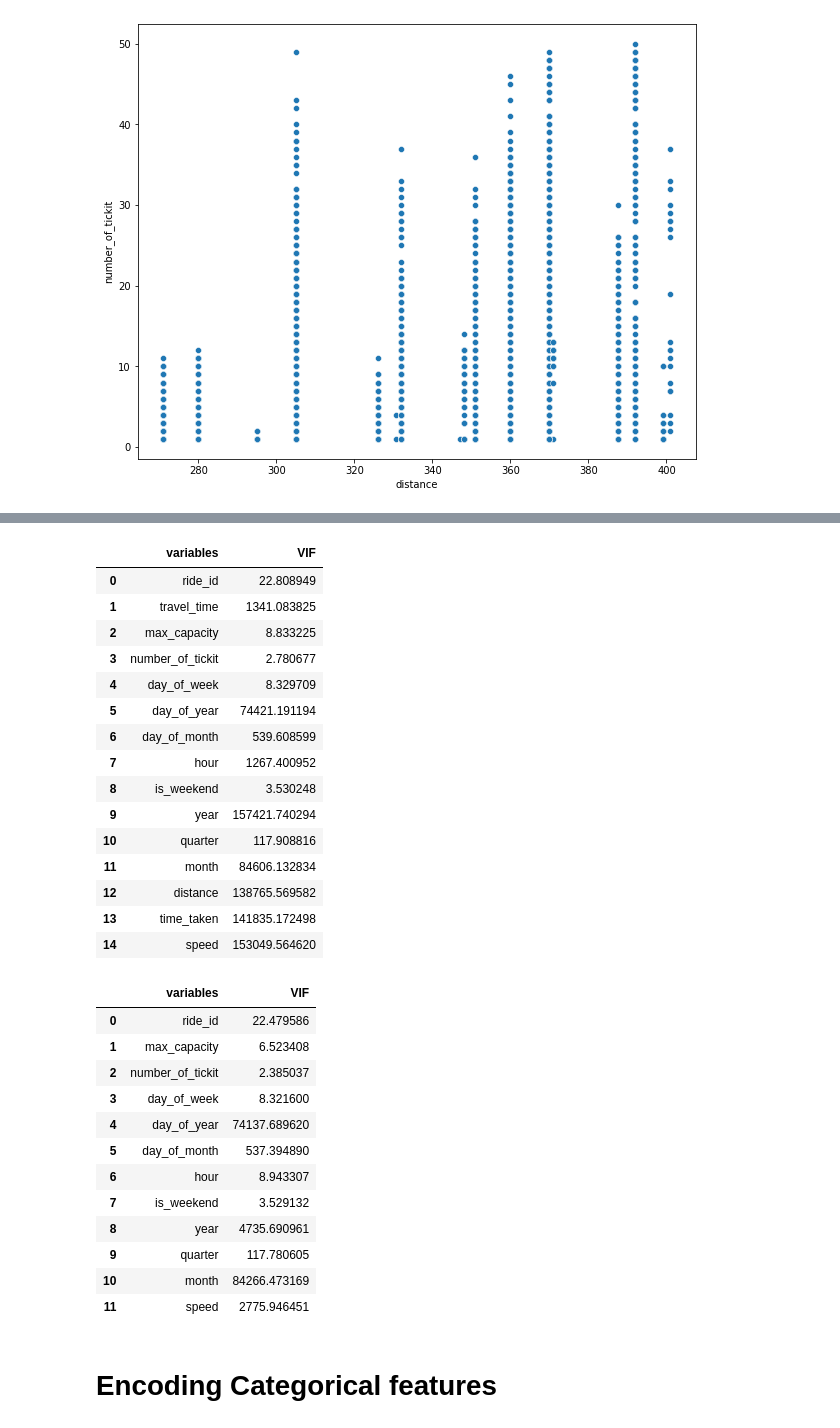
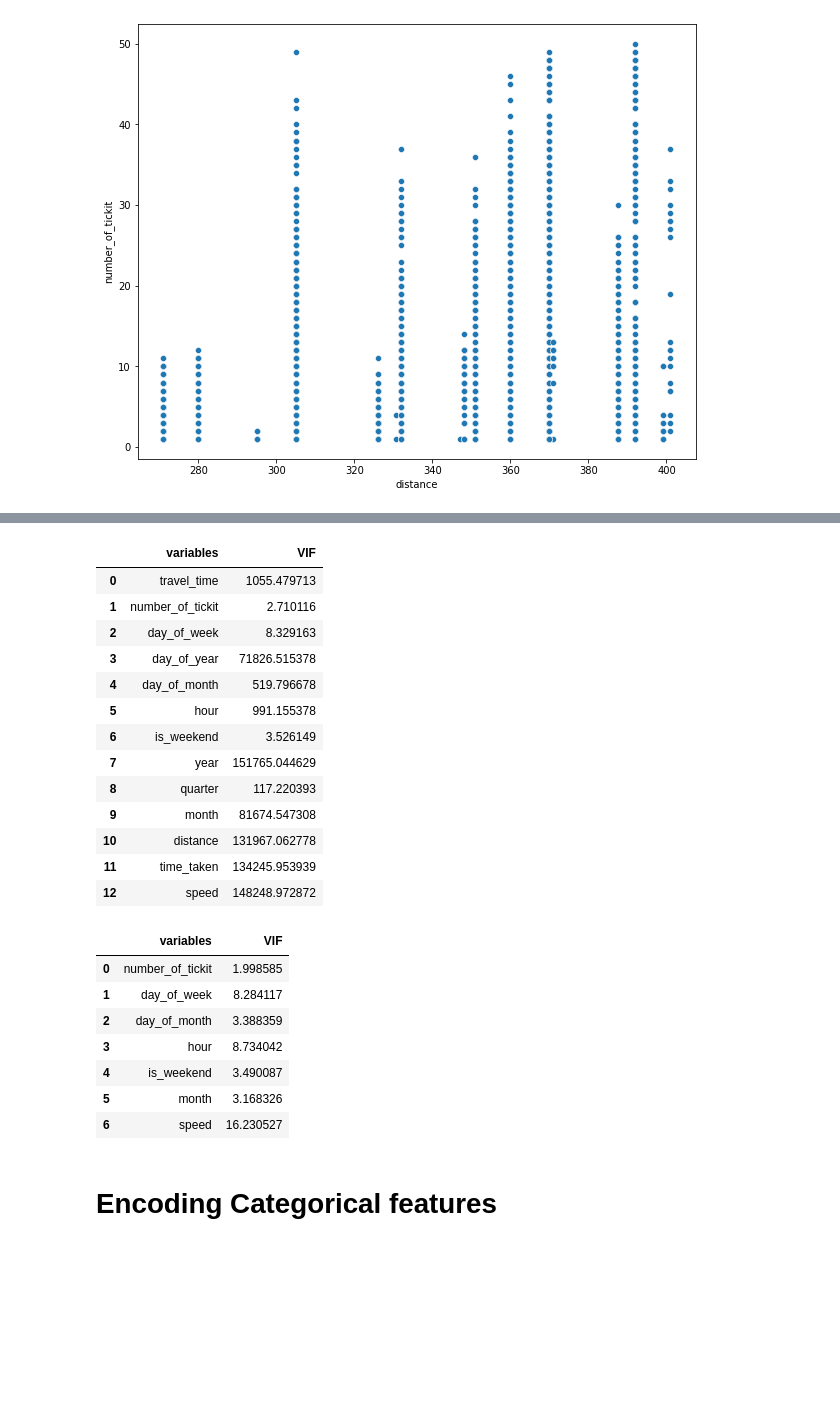
Before and after one commit to Shubhangani-Tiwari/Supervised-M.L-Project--Transport-Demand-Prediction, a Jupyter notebook: Demand_prdiction.ipynb, the cells around one changed output, grey strips where cells are left out. Cells and saved outputs as stored; diff of their text form; code cells hidden in the pictures; blank space fills up the shorter version.

```diff
--- a/Demand_prdiction.ipynb
+++ b/Demand_prdiction.ipynb
@@ -10,4 +107,6 @@ from google.colab import drive
 drive.mount('/content/drive')
 # %% [output]
 Mounted at /content/drive
+# %%
+pd.options.display.max_columns = 100
 # %%
@@ -68 +193,4 @@ dtype: int64
+# %%
+#change datatype of ride_id and max_capacity from int to object because it is also a nominal categorial data and we want their categorical description.
+df[["ride_id","max_capacity"]]=df[["ride_id","max_capacity"]].astype(str)
 # %%
@@ -148,3 +332,4 @@ ride_id
 Name: seat_number, Length: 6249, dtype: int64
 # %%
-totl_tickit=df.groupby(['ride_id']).seat_number.count().rename("number_of_tickit").reset_index()
+totl_tickit=df.groupby(['ride_id']).seat_number.count().sort_values(ascending=False).rename("number_of_tickit").reset_index()
+totl_tickit.head()
@@ -188,3 +369,8 @@ df.drop(['seat_number','payment_receipt','payment_method','travel_to'],axis=1)
+# %%
+#remove ineffectual and constant columns
+df.drop(['seat_number','payment_receipt','payment_method','travel_to'],axis=1,inplace= True)
+
+#travel_to is a constant feature since it takes only one value i.e Nairobi
 # %%
 import warnings
 warnings.filterwarnings('ignore')
@@ -440,34 +747,27 @@ calc_vif(df_new[[i for i in num_col]])
 calc_vif(df_new[[i for i in num_col if i not in ['minute']]])
 # %% [output]
 |  | variables | VIF |
-| 0 | ride_id | 22.808949 |
-| 1 | travel_time | 1341.083825 |
-| 2 | max_capacity | 8.833225 |
-| 3 | number_of_tickit | 2.780677 |
-| 4 | day_of_week | 8.329709 |
-| 5 | day_of_year | 74421.191194 |
-| 6 | day_of_month | 539.608599 |
-| 7 | hour | 1267.400952 |
-| 8 | is_weekend | 3.530248 |
-| 9 | year | 157421.740294 |
-| 10 | quarter | 117.908816 |
-| 11 | month | 84606.132834 |
-| 12 | distance | 138765.569582 |
-| 13 | time_taken | 141835.172498 |
-| 14 | speed | 153049.564620 |
+| 0 | travel_time | 1055.479713 |
+| 1 | number_of_tickit | 2.710116 |
+| 2 | day_of_week | 8.329163 |
+| 3 | day_of_year | 71826.515378 |
+| 4 | day_of_month | 519.796678 |
+| 5 | hour | 991.155378 |
+| 6 | is_weekend | 3.526149 |
+| 7 | year | 151765.044629 |
+| 8 | quarter | 117.220393 |
+| 9 | month | 81674.547308 |
+| 10 | distance | 131967.062778 |
+| 11 | time_taken | 134245.953939 |
+| 12 | speed | 148248.972872 |
 # %%
-calc_vif(df_new[[i for i in num_col if i not in ['minute','time_taken','distance','travel_time']]])
+calc_vif(df_new[[i for i in num_col if i not in ['minute','time_taken','year','quarter','day_of_year','distance','travel_time']]])
 # %% [output]
 |  | variables | VIF |
-| 0 | ride_id | 22.479586 |
-| 1 | max_capacity | 6.523408 |
-| 2 | number_of_tickit | 2.385037 |
-| 3 | day_of_week | 8.321600 |
-| 4 | day_of_year | 74137.689620 |
-| 5 | day_of_month | 537.394890 |
-| 6 | hour | 8.943307 |
-| 7 | is_weekend | 3.529132 |
-| 8 | year | 4735.690961 |
-| 9 | quarter | 117.780605 |
-| 10 | month | 84266.473169 |
-| 11 | speed | 2775.946451 |
+| 0 | number_of_tickit | 1.998585 |
+| 1 | day_of_week | 8.284117 |
+| 2 | day_of_month | 3.388359 |
+| 3 | hour | 8.734042 |
+| 4 | is_weekend | 3.490087 |
+| 5 | month | 3.168326 |
+| 6 | speed | 16.230527 |
```
Also changed, not shown: parts of 241 cells of this notebook.
